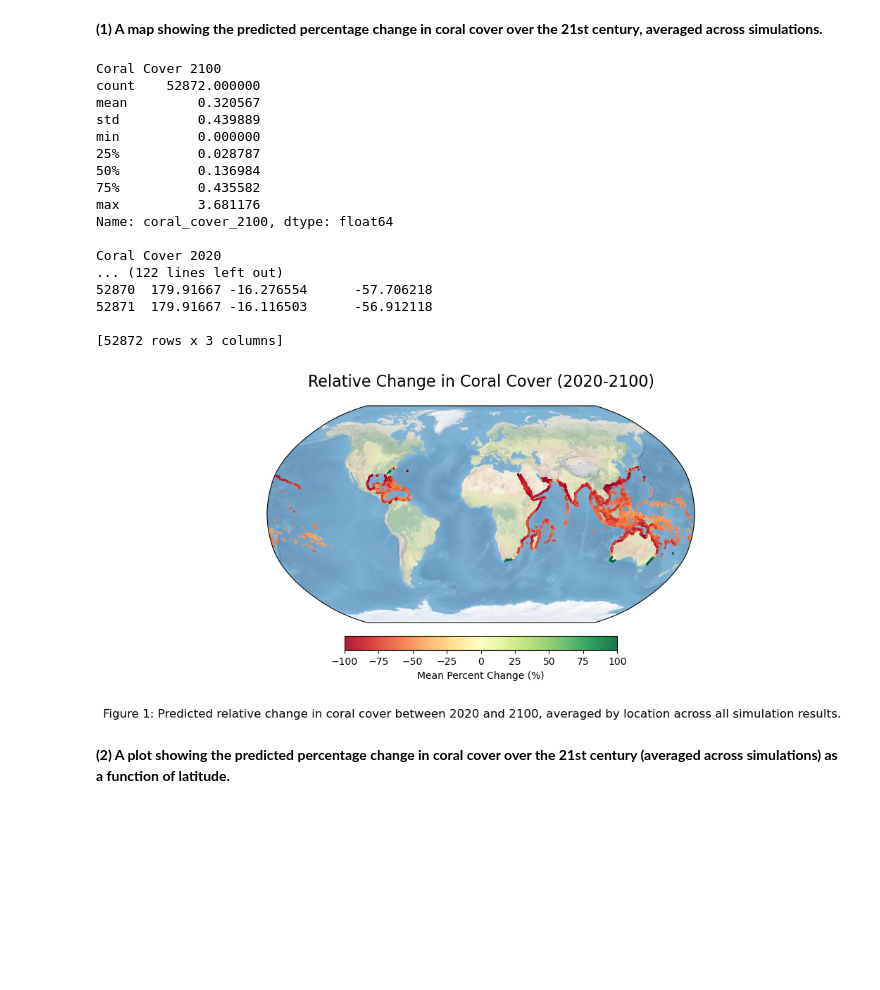
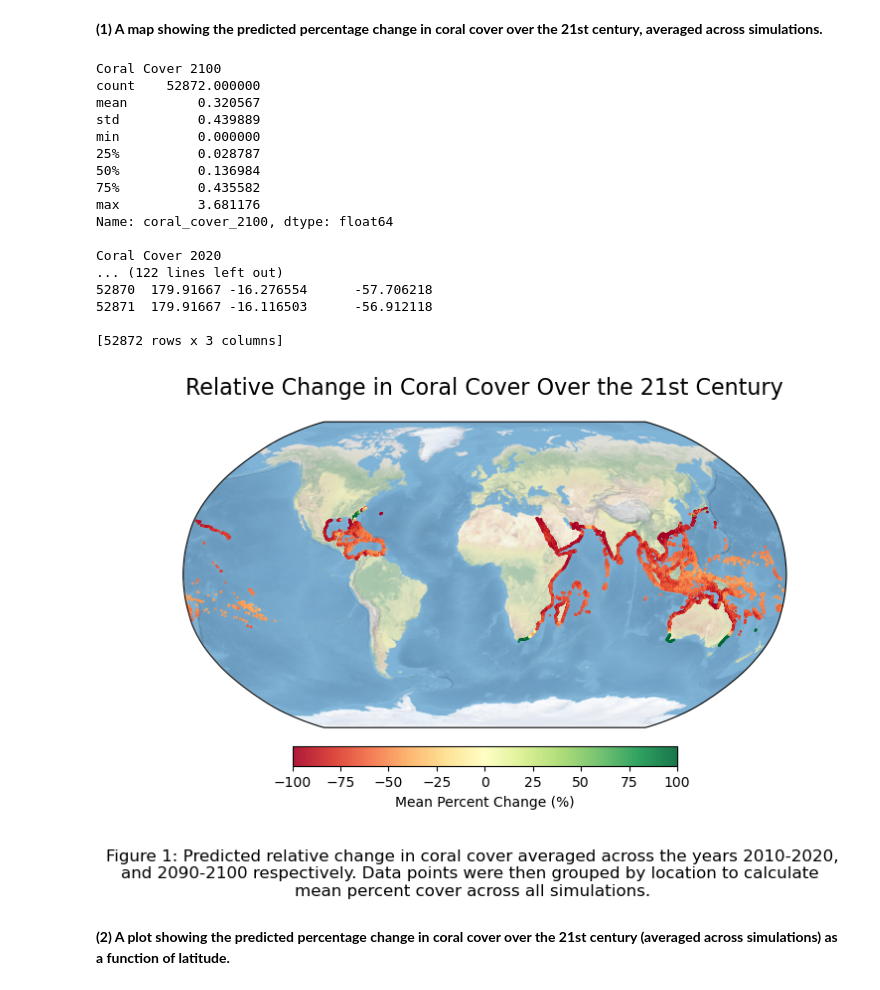
Before and after one commit to maluhiakinimaka/mbio691l-kinimaka, a Jupyter notebook: mbio691l_project_kinimaka.ipynb, the cells around one changed output. Drawn from its saved outputs; the diff is of its cells as text; code cells hidden in the pictures; blank space fills up the shorter version.

```diff
--- a/mbio691l_project_kinimaka.ipynb
+++ b/mbio691l_project_kinimaka.ipynb
@@ -149,38 +149,40 @@ def main():
     # set colorbar and label plot
     cbar = plt.colorbar(scatter, ax=ax, orientation='horizontal', pad=0.05, shrink=0.5)
     cbar.set_label('Mean Percent Change (%)')
-    plt.title('Relative Change in Coral Cover (2020-2100)', fontsize=16, loc='center', pad=20, color='black')
+    plt.title('Relative Change in Coral Cover Over the 21st Century', fontsize=16, loc='center', pad=20, color='black')
 
     # add caption
-    plt.figtext(0.5, 0.02, 'Figure 1: Predicted relative change in coral cover between 2020 and 2100, averaged by location across all simulation results.',
+    plt.figtext(0.5, 0.02, 'Figure 1: Predicted relative change in coral cover averaged across the years 2010-2020,\n'
+                            'and 2090-2100 respectively. Data points were then grouped by location to calculate \n'
+                            'mean percent cover across all simulations.',
                 ha='center', va='top', fontsize=12)
 
     # export as vector file
     plt.savefig('percent_change_CC.svg', format='svg', bbox_inches='tight')
 
     plt.show()
 
 # plot
 main()
 # %% [output]
 Coral Cover 2100
 count    52872.000000
 mean         0.320567
 std          0.439889
 min          0.000000
 25%          0.028787
 50%          0.136984
 75%          0.435582
 max          3.681176
 Name: coral_cover_2100, dtype: float64
 
 Coral Cover 2020
 ... (122 lines left out)
 52870  179.91667 -16.276554      -57.706218
 52871  179.91667 -16.116503      -56.912118
 
 [52872 rows x 3 columns]
-[figure, old version]
+[figure, new version]
 # %% [markdown]
 **(2) A plot showing the predicted percentage change in coral cover over the 21st century (averaged across simulations) as a function of latitude.**
 # %%
```
Also changed, not shown: parts of 2 cells of this notebook, 3 other files.
